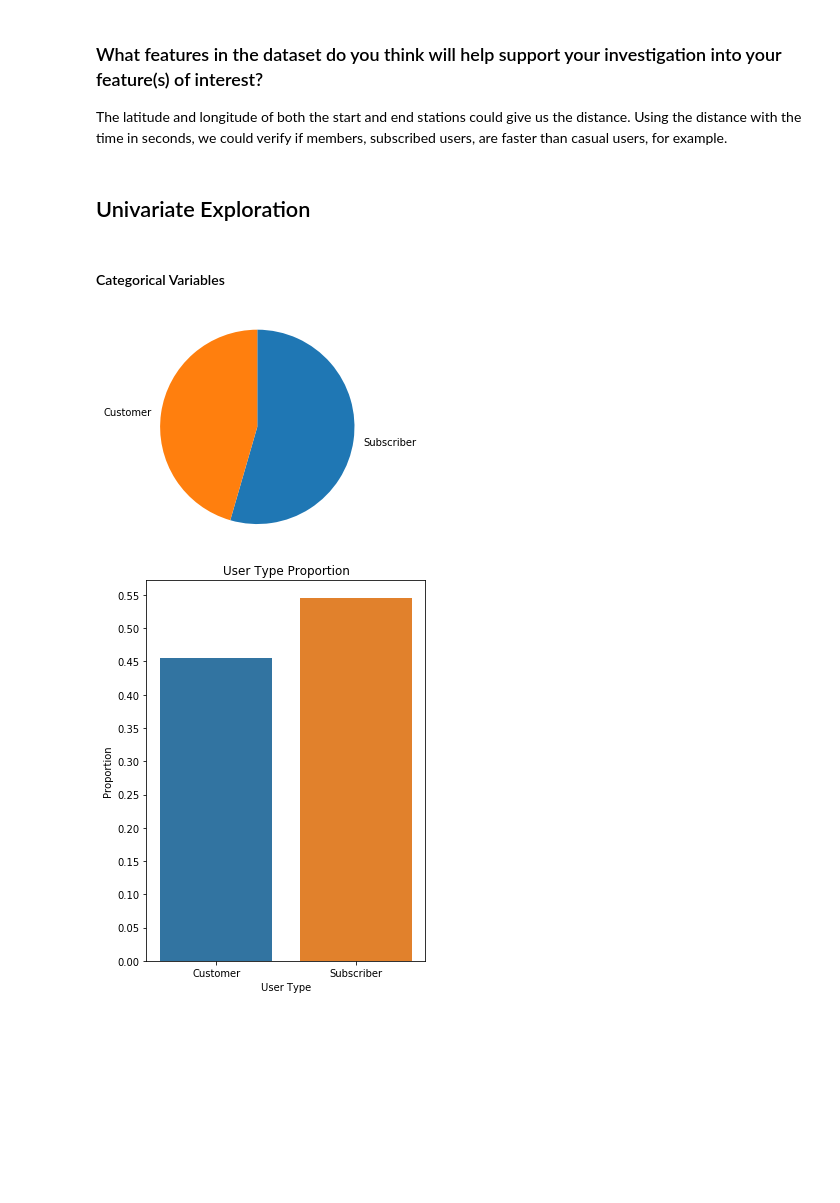
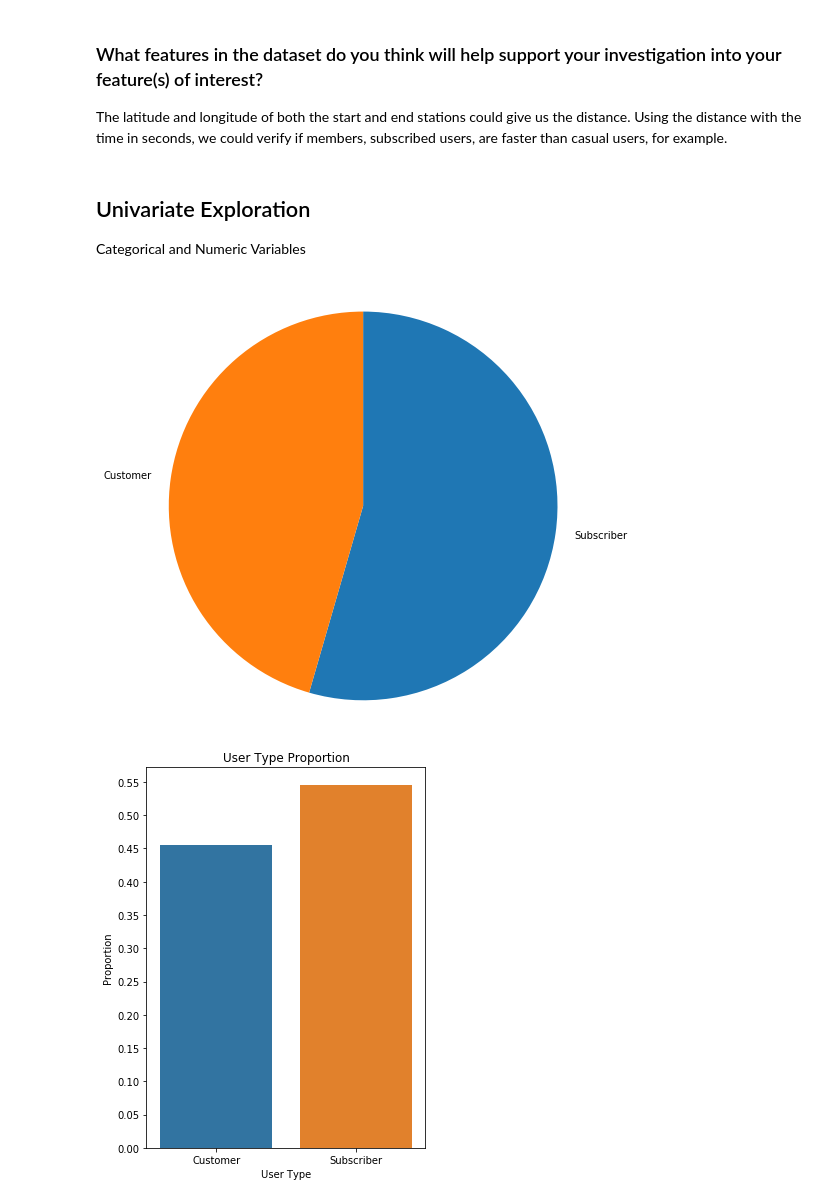
Before and after one commit to eduardopd/udacity-data-analysis-data-visualization, a Jupyter notebook: bay-wheels.ipynb, the cells around one changed output. Drawn from its saved outputs; the diff is of its cells as text; code cells hidden in the pictures; blank space fills up the shorter version.

```diff
--- a/bay-wheels.ipynb
+++ b/bay-wheels.ipynb
@@ -194,20 +201,24 @@ The distances and the time are the main features in the dataset. With this infor
 The latitude and longitude of both the start and end stations could give us the distance. Using the distance with the time in seconds, we could verify if members, subscribed users, are faster than casual users, for example.
 # %% [markdown]
 ## Univariate Exploration
+
+Categorical and Numeric Variables
 # %%
 # Make a clean copy of the preliminary wrangled database
 df_clean_eda = df_clean.copy()
-# %% [markdown]
-#### Categorical Variables
 # %%
 # Piechart user_type
 
-sorted_counts = df_clean_eda['user_type'].value_counts()
-plt.pie(sorted_counts, labels = sorted_counts.index, startangle = 90,
-        counterclock = False);
-plt.axis('square');
+plt.figure(figsize=[8,8])
+
+def pie_user():
+    sorted_counts = df_clean_eda['user_type'].value_counts()
+    plt.pie(sorted_counts, labels = sorted_counts.index, startangle = 90, counterclock = False);
+    plt.axis('square');
+
+pie_user()
 # %% [output]
-[figure, old version]
+[figure, new version]
 # %%
 # Barchart user_type proportion
 
```
Also changed, not shown: parts of 60 cells of this notebook.
